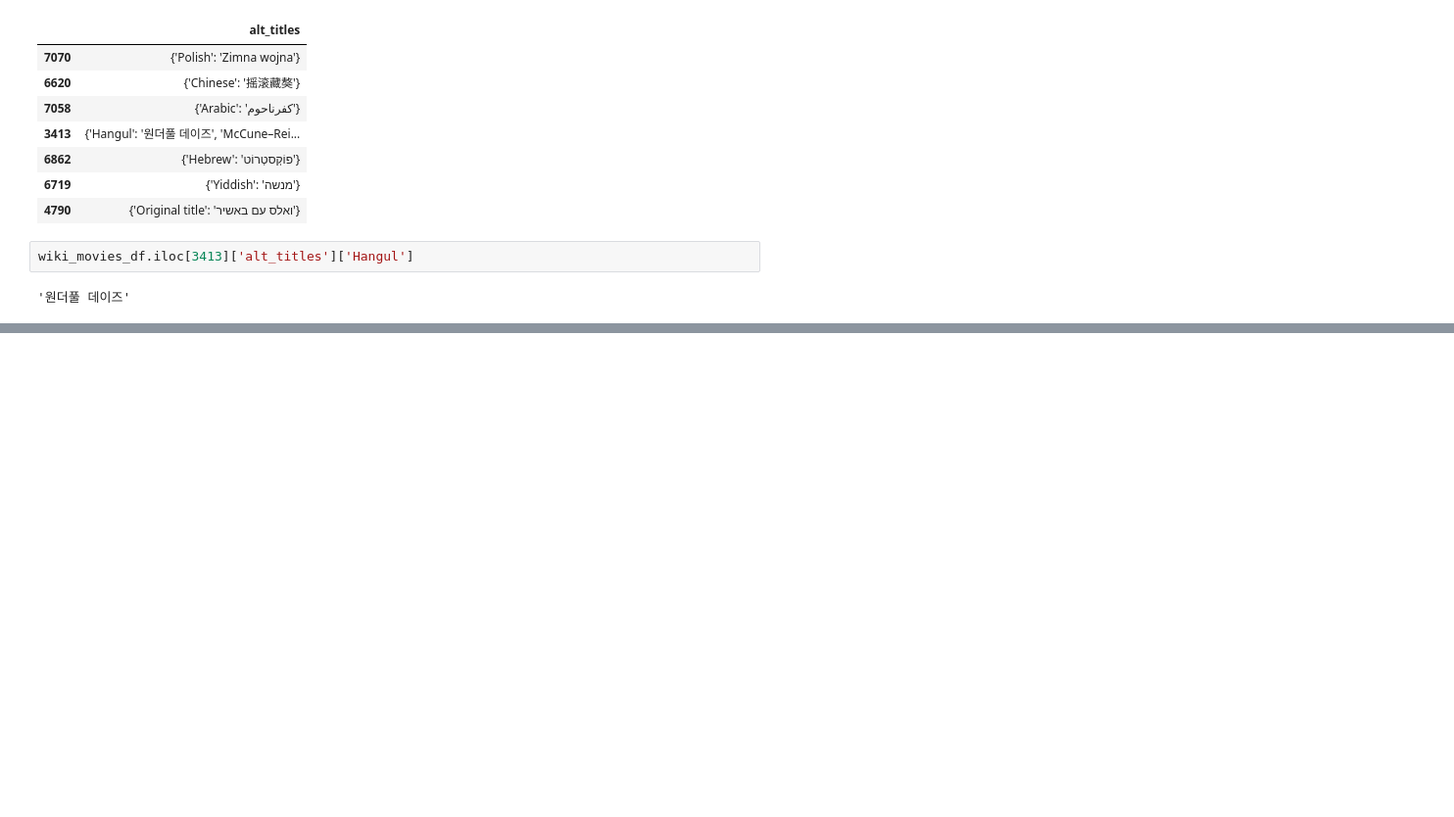
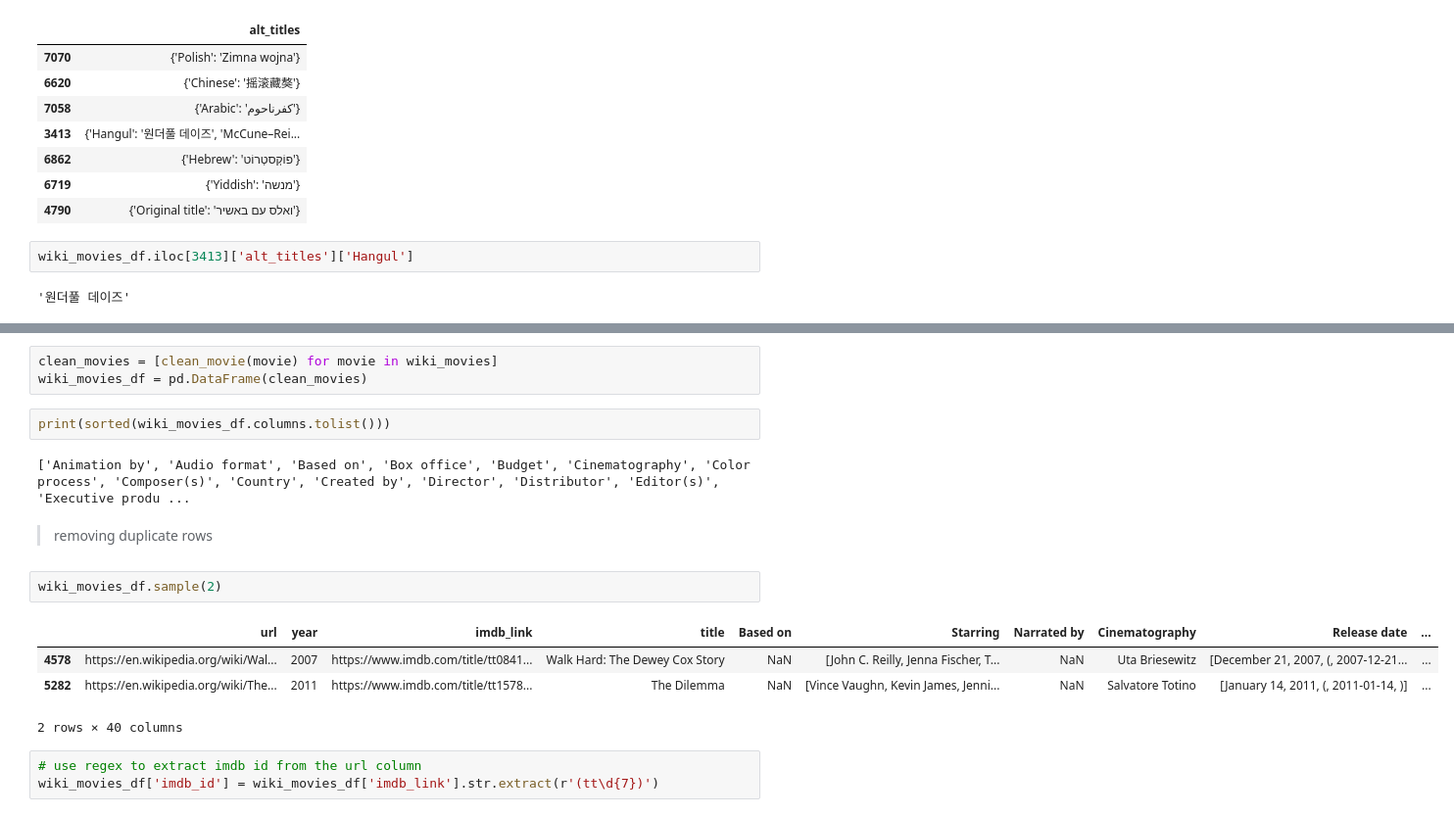
Before and after one commit to DonnieData/Movies-ETL, a Jupyter notebook: Movies_ETL.ipynb, the cells around one changed output, grey strips where cells are left out. Shown: that part at 98% size. Drawn from its saved outputs; the diff is of its cells as text; blank space fills up the shorter version.

```diff
--- a/Movies_ETL.ipynb
+++ b/Movies_ETL.ipynb
@@ -266,0 +317,19 @@ wiki_movies_df.iloc[3413]['alt_titles']['Hangul']
+# %%
+clean_movies = [clean_movie(movie) for movie in wiki_movies]
+wiki_movies_df = pd.DataFrame(clean_movies)
+# %%
+print(sorted(wiki_movies_df.columns.tolist()))
+# %% [output]
+['Animation by', 'Audio format', 'Based on', 'Box office', 'Budget', 'Cinematography', 'Color process', 'Composer(s)', 'Country', 'Created by', 'Director', 'Distributor', 'Editor(s)', 'Executive produ ...
+# %% [markdown]
+> removing duplicate rows
+# %%
+wiki_movies_df.sample(2)
+# %% [output]
+|  | url | year | imdb_link | title | Based on | Starring | Narrated by | Cinematography | Release date | ... |
+| 4578 | https://en.wikipedia.org/wiki/Wal... | 2007 | https://www.imdb.com/title/tt0841... | Walk Hard: The Dewey Cox Story | NaN | [John C. Reilly, Jenna Fischer, T... | NaN | Uta Briesewitz | [December 21, 2007, (, 2007-12-21... | ... |
+| 5282 | https://en.wikipedia.org/wiki/The... | 2011 | https://www.imdb.com/title/tt1578... | The Dilemma | NaN | [Vince Vaughn, Kevin James, Jenni... | NaN | Salvatore Totino | [January 14, 2011, (, 2011-01-14, )] | ... |
+2 rows × 40 columns
+# %%
+# use regex to extract imdb id from the url column
+wiki_movies_df['imdb_id'] = wiki_movies_df['imdb_link'].str.extract(r'(tt\d{7})')
```
Also changed, not shown: parts of 11 cells of this notebook.
